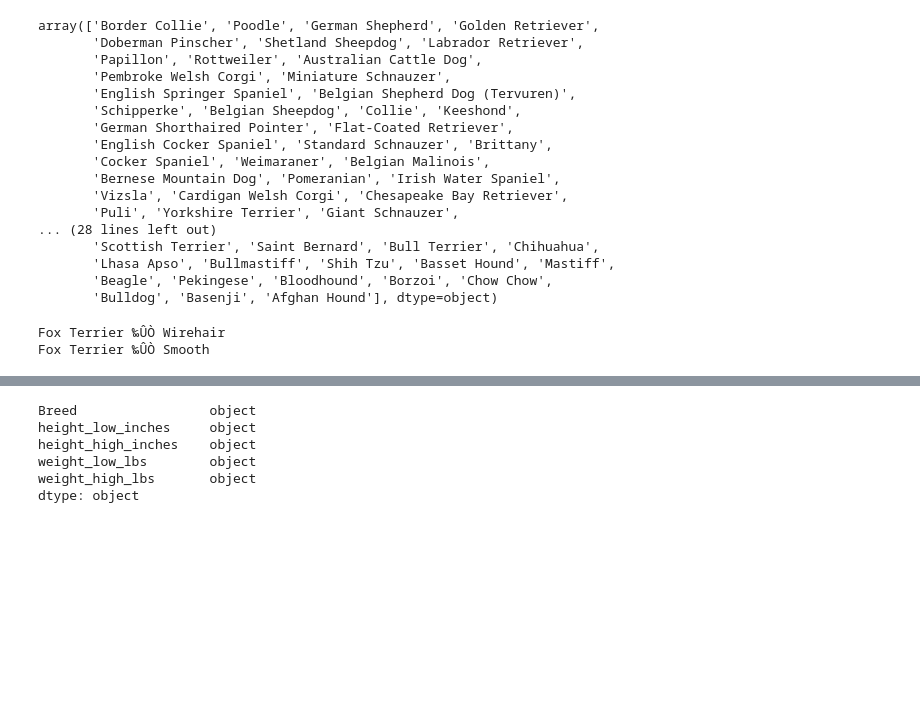
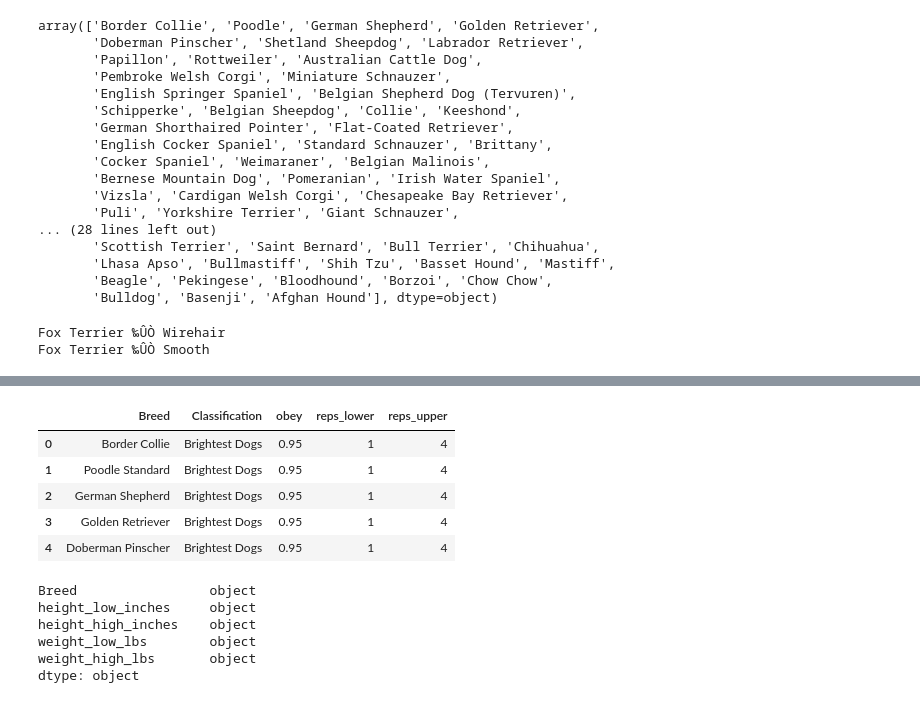
Before and after one commit to alissavokes/ETL-Dog-Intelligence, a Jupyter notebook: data_etl.ipynb, the cells around one changed output, grey strips where cells are left out. Cells and saved outputs as stored; diff of their text form; code cells hidden in the pictures; blank space fills up the shorter version.

```diff
--- a/data_etl.ipynb
+++ b/data_etl.ipynb
@@ -161,3 +180,6 @@ dog_intelligence_df["Breed"] = dog_intelligence_df["Breed"].replace({"Belgian Sh
                                                                     "Petit Basset Griffon Vend̩en":"Petit Basset Griffon Vend̩een",
                                                                     "Manchester Terrier":"Manchester Terrier Standard",
                                                                     "Poodle":"Poodle Standard"})
+# %%
+dog_intelligence_df = dog_intelligence_df.set_index("Breed")
+dog_intelligence_df.head()
@@ -163,0 +194,5 @@ dog_intelligence_df["Breed"] = dog_intelligence_df["Breed"].replace({"Belgian Sh
+# %%
+#dropping dogs with no sizes
+dog_intelligence_df = dog_intelligence_df.drop(["Havanese","Jack Russell terrier", "Lhasa Apso", "Miniature Pinscher", "Miniature Schnauzer", "Norfolk Terrier",
+                       "Norwich Terrier", "Pekingese", "Pembroke Welsh Corgi"])
+dog_intelligence_df.head()
@@ -164,3 +207,13 @@ dog_intelligence_df["Breed"] = dog_intelligence_df["Breed"].replace({"Belgian Sh
+# %%
+dog_intelligence_df = dog_intelligence_df.reset_index()
+dog_intelligence_df.head()
+# %% [output]
+|  | Breed | Classification | obey | reps_lower | reps_upper |
+| 0 | Border Collie | Brightest Dogs | 0.95 | 1 | 4 |
+| 1 | Poodle Standard | Brightest Dogs | 0.95 | 1 | 4 |
+| 2 | German Shepherd | Brightest Dogs | 0.95 | 1 | 4 |
+| 3 | Golden Retriever | Brightest Dogs | 0.95 | 1 | 4 |
+| 4 | Doberman Pinscher | Brightest Dogs | 0.95 | 1 | 4 |
 # %%
 breed_info_df.dtypes
 # %% [output]
```
Also changed, not shown: parts of 13 cells of this notebook.
